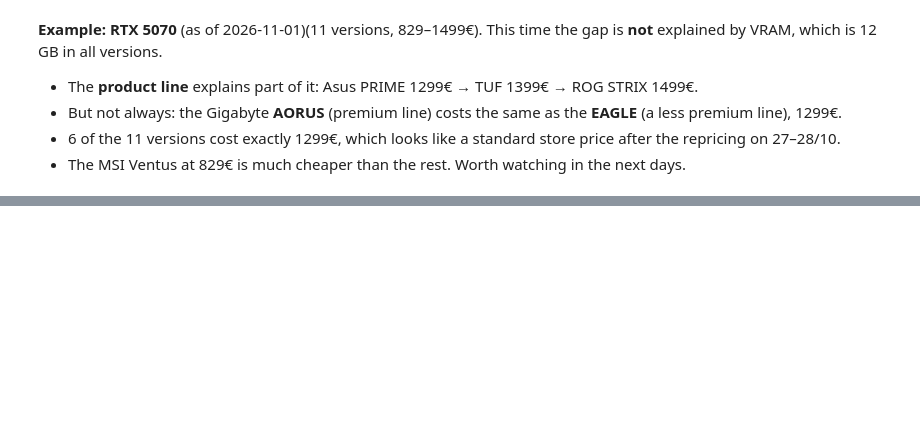
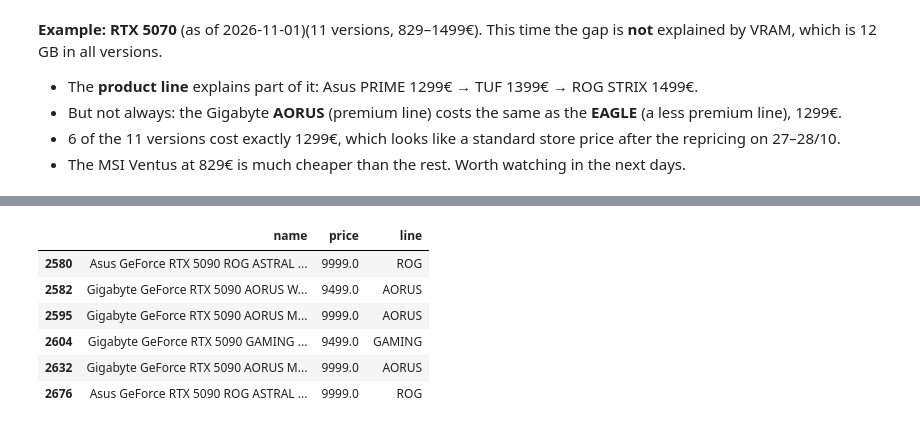
Before and after one commit to odysmpasias/gpu-price-tracker, a Jupyter notebook: notebooks/02_eda.ipynb, the cells around one changed output, grey strips where cells are left out. Saved outputs shown, nothing was run; the diff lists cells and outputs as text; code cells hidden in the pictures; blank space fills up the shorter version.

```diff
--- a/notebooks/02_eda.ipynb
+++ b/notebooks/02_eda.ipynb
@@ -491,0 +497,10 @@ KeyError: ('name', 'model', 'price', 'model_median', 'price_ratio')
+# %%
+latest[latest["model"] == "RTX5090"][["name", "price", "line"]]
+# %% [output]
+|  | name | price | line |
+| 2580 | Asus GeForce RTX 5090 ROG ASTRAL ... | 9999.0 | ROG |
+| 2582 | Gigabyte GeForce RTX 5090 AORUS W... | 9499.0 | AORUS |
+| 2595 | Gigabyte GeForce RTX 5090 AORUS M... | 9999.0 | AORUS |
+| 2604 | Gigabyte GeForce RTX 5090 GAMING ... | 9499.0 | GAMING |
+| 2632 | Gigabyte GeForce RTX 5090 AORUS M... | 9999.0 | AORUS |
+| 2676 | Asus GeForce RTX 5090 ROG ASTRAL ... | 9999.0 | ROG |
```
Also changed, not shown: parts of 25 cells of this notebook.
